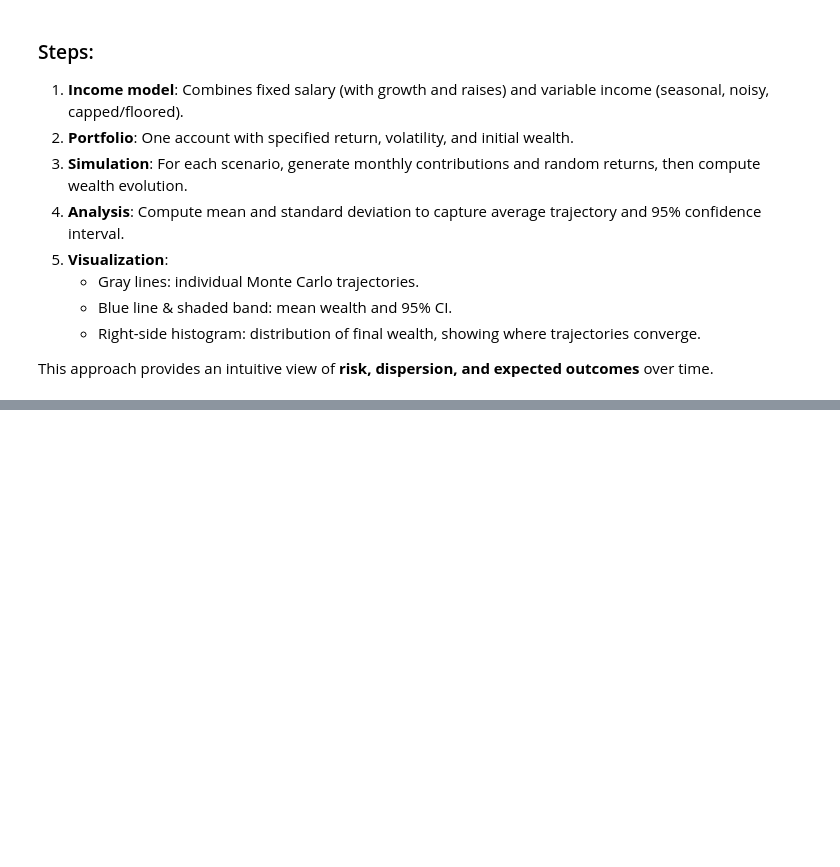
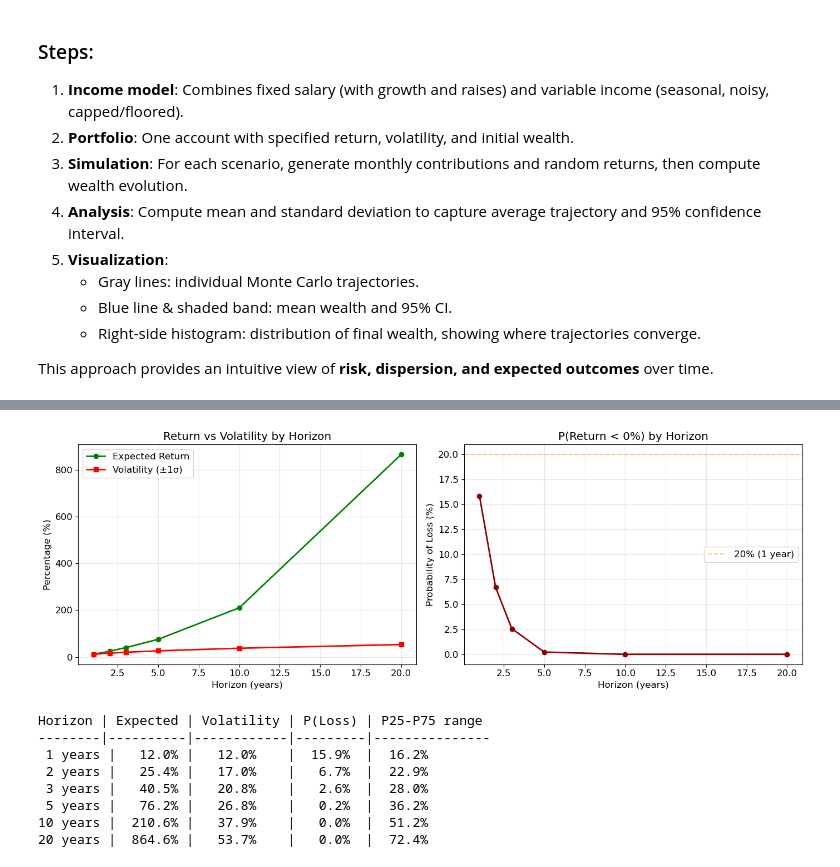
Before and after one commit to mfourier/fin-opt, a Jupyter notebook: notebooks/simulation.ipynb, the cells around one changed output, grey strips where cells are left out. Drawn from its saved outputs; the diff is of its cells as text; code cells hidden in the pictures; blank space fills up the shorter version.

```diff
--- a/notebooks/simulation.ipynb
+++ b/notebooks/simulation.ipynb
@@ -533,0 +844,63 @@ plt.show()
+# %%
+import numpy as np
+import matplotlib.pyplot as plt
+from scipy import stats
+
+mu_annual = 0.12
+sigma_annual = 0.12
+
+horizons = np.array([1, 2, 3, 5, 10, 20])  # años
+
+# Retorno esperado crece linealmente (compuesto)
+expected_return = (1 + mu_annual)**horizons - 1
+
+# Volatilidad crece con √T
+volatility = sigma_annual * np.sqrt(horizons)
+
+# Ratio señal/ruido mejora con tiempo
+snr = expected_return / volatility
+
+fig, axes = plt.subplots(1, 2, figsize=(14, 5))
+
+# Panel 1: Retorno esperado vs volatilidad
+axes[0].plot(horizons, expected_return * 100, 'o-', linewidth=2, label='Expected Return', color='green')
+axes[0].plot(horizons, volatility * 100, 's-', linewidth=2, label='Volatility (±1σ)', color='red')
+axes[0].set_xlabel('Horizon (years)')
+axes[0].set_ylabel('Percentage (%)')
+axes[0].set_title('Return vs Volatility by Horizon')
+axes[0].legend()
+axes[0].grid(True, alpha=0.3)
+
+# Panel 2: Probabilidad de pérdida
+prob_loss = stats.norm.cdf(0, expected_return, volatility)
+axes[1].plot(horizons, prob_loss * 100, 'o-', linewidth=2, color='darkred')
+axes[1].axhline(y=20, color='orange', linestyle='--', alpha=0.5, label='20% (1 year)')
+axes[1].set_xlabel('Horizon (years)')
+axes[1].set_ylabel('Probability of Loss (%)')
+axes[1].set_title('P(Return < 0%) by Horizon')
+axes[1].legend()
+axes[1].grid(True, alpha=0.3)
+
+plt.tight_layout()
+plt.show()
+
+# Tabla
+print("\nHorizon | Expected | Volatility | P(Loss) | P25-P75 range")
+print("--------|----------|------------|---------|---------------")
+for T in horizons:
+    exp_ret = ((1 + mu_annual)**T - 1) * 100
+    vol = sigma_annual * np.sqrt(T) * 100
+    p_loss = stats.norm.cdf(0, (1+mu_annual)**T - 1, sigma_annual*np.sqrt(T)) * 100
+    p25 = stats.norm.ppf(0.25, (1+mu_annual)**T - 1, sigma_annual*np.sqrt(T)) * 100
+    p75 = stats.norm.ppf(0.75, (1+mu_annual)**T - 1, sigma_annual*np.sqrt(T)) * 100
+    print(f"{T:2d} years | {exp_ret:6.1f}% | {vol:6.1f}%    | {p_loss:5.1f}%  | {p75-p25:5.1f}%")
+# %% [output]
+[figure, added]
+Horizon | Expected | Volatility | P(Loss) | P25-P75 range
+--------|----------|------------|---------|---------------
+ 1 years |   12.0% |   12.0%    |  15.9%  |  16.2%
+ 2 years |   25.4% |   17.0%    |   6.7%  |  22.9%
+ 3 years |   40.5% |   20.8%    |   2.6%  |  28.0%
+ 5 years |   76.2% |   26.8%    |   0.2%  |  36.2%
+10 years |  210.6% |   37.9%    |   0.0%  |  51.2%
+20 years |  864.6% |   53.7%    |   0.0%  |  72.4%
```
Also changed, not shown: parts of 8 cells of this notebook, 1 other file.
